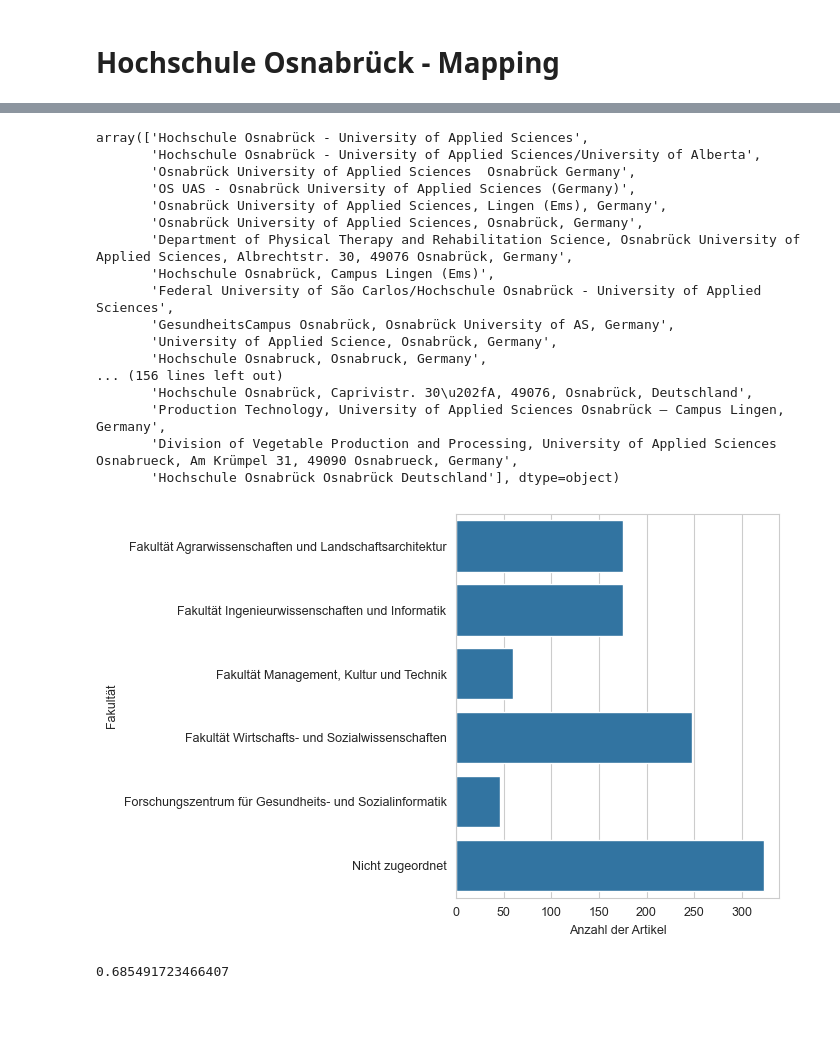
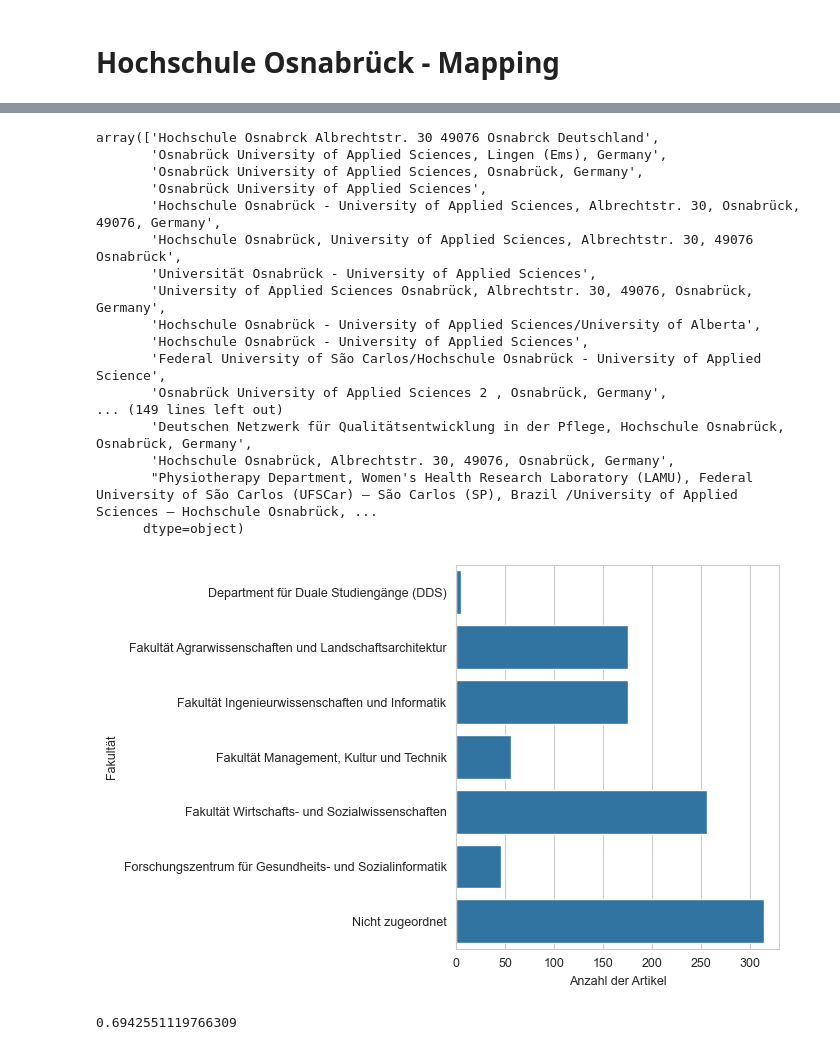
Before and after one commit to naustica/lower_saxony_institutions, a Jupyter notebook: notebooks/institution_mapping/HSOSNABRÜCK.ipynb, the cells around one changed output, grey strips where cells are left out. Cells and saved outputs as stored; diff of their text form; code cells hidden in the pictures; blank space fills up the shorter version.

```diff
--- a/notebooks/institution_mapping/HSOSNABRÜCK.ipynb
+++ b/notebooks/institution_mapping/HSOSNABRÜCK.ipynb
@@ -46,7 +46,7 @@ oal = client.query(f"""
 # %%
 oal = client.query(f"""
                     SELECT
-                        'not assigned' AS inst_name,
+                        'not assigned' AS fak_name,
                         'Hochschule Osnabrück' AS parent_name,
                         raw_affiliation_string,
                         openalex_id
@@ -77,6 +77,6 @@ oal.head()
 # %%
 MAPPING_DICT = {
-    #'Department für Duale Studiengänge (DDS)': [],
+    'Department für Duale Studiengänge (DDS)': ['duale studiengänge'],
     'Fakultät Management, Kultur und Technik': ['faculty of management', '(management|kultur) (und|and) (techn(ik|ology)|kultur)'],
     #'Institut für Kommunikationsmanagement': [],
     #'Institut für Theaterpädagogik': [],
@@ -86,7 +86,9 @@ MAPPING_DICT = {
     'Fakultät Ingenieurwissenschaften und Informatik': ['computer (science|engineering)', 'material(s)? design', 'ingenieurwissenschaften', 'chemistry',
                                                         'verfahrenstechnik', 'thermodynamik', 'plastics'
                                                        ],
-    'Fakultät Wirtschafts- und Sozialwissenschaften': ['social (science|studies)', 'sozialwissenschaft(t)?en', 'economic sciences'],
+    'Fakultät Wirtschafts- und Sozialwissenschaften': ['social (science|studies)', 'sozialwissenschaft(t)?en', 'economic sciences', 'physical therapy',
+                                                       'wirtschaftspsychologie'
+                                                      ],
     #'Forschungszentrum Energiewirtschaft Energierecht (FEE)': [],
     'Forschungszentrum für Gesundheits- und Sozialinformatik': ['health informatics', 'social informatics'], # selbst ergänzt
     #'Institut für Musik': [],
@@ -106,8 +108,8 @@ def map_address(address: str) -> Union[str, None]:
 # %%
 df_with_inst = oal.copy()
 
-df_with_inst.loc[df_with_inst['inst_name'] == 'not assigned', 'inst_name'] = \
-           df_with_inst.loc[df_with_inst['inst_name'] == 'not assigned']['raw_affiliation_string'].apply(map_address)
+df_with_inst.loc[df_with_inst['fak_name'] == 'not assigned', 'fak_name'] = \
+           df_with_inst.loc[df_with_inst['fak_name'] == 'not assigned']['raw_affiliation_string'].apply(map_address)
 # %%
 df_with_inst
 # %% [output]
@@ -126,43 +128,43 @@ df_with_inst
 1027 rows × 4 columns
 # %%
-df_with_inst[df_with_inst.inst_name.isnull()].raw_affiliation_string.unique()[20:]
+df_with_inst[df_with_inst.fak_name.isnull()].raw_affiliation_string.unique()[20:]
 # %% [output]
-array(['Hochschule Osnabrück - University of Applied Sciences',
-       'Hochschule Osnabrück - University of Applied Sciences/University of Alberta',
-       'Osnabrück University of Applied Sciences  Osnabrück Germany',
-       'OS UAS - Osnabrück University of Applied Sciences (Germany)',
+array(['Hochschule Osnabrck Albrechtstr. 30 49076 Osnabrck Deutschland',
        'Osnabrück University of Applied Sciences, Lingen (Ems), Germany',
        'Osnabrück University of Applied Sciences, Osnabrück, Germany',
-       'Department of Physical Therapy and Rehabilitation Science, Osnabrück University of Applied Sciences, Albrechtstr. 30, 49076 Osnabrück, Germany',
-       'Hochschule Osnabrück, Campus Lingen (Ems)',
-       'Federal University of São Carlos/Hochschule Osnabrück - University of Applied Sciences',
-       'GesundheitsCampus Osnabrück, Osnabrück University of AS, Germany',
-       'University of Applied Science, Osnabrück, Germany',
-       'Hochschule Osnabruck, Osnabruck, Germany',
-... (156 lines left out)
-       'Hochschule Osnabrück, Caprivistr. 30\u202fA, 49076, Osnabrück, Deutschland',
-       'Production Technology, University of Applied Sciences Osnabrück – Campus Lingen, Germany',
-       'Division of Vegetable Production and Processing, University of Applied Sciences Osnabrueck, Am Krümpel 31, 49090 Osnabrueck, Germany',
-       'Hochschule Osnabrück Osnabrück Deutschland'], dtype=object)
+       'Osnabrück University of Applied Sciences',
+       'Hochschule Osnabrück - University of Applied Sciences, Albrechtstr. 30, Osnabrück, 49076, Germany',
+       'Hochschule Osnabrück, University of Applied Sciences, Albrechtstr. 30, 49076 Osnabrück',
+       'Universität Osnabrück - University of Applied Sciences',
+       'University of Applied Sciences Osnabrück, Albrechtstr. 30, 49076, Osnabrück, Germany',
+       'Hochschule Osnabrück - University of Applied Sciences/University of Alberta',
+       'Hochschule Osnabrück - University of Applied Sciences',
+       'Federal University of São Carlos/Hochschule Osnabrück - University of Applied Science',
+       'Osnabrück University of Applied Sciences 2 , Osnabrück, Germany',
+... (149 lines left out)
+       'Deutschen Netzwerk für Qualitätsentwicklung in der Pflege, Hochschule Osnabrück, Osnabrück, Germany',
+       'Hochschule Osnabrück, Albrechtstr. 30, 49076, Osnabrück, Germany',
+       "Physiotherapy Department, Women's Health Research Laboratory (LAMU), Federal University of São Carlos (UFSCar) – São Carlos (SP), Brazil /University of Applied Sciences – Hochschule Osnabrück, ...
+      dtype=object)
 # %%
-df_plot = df_with_inst.groupby(['inst_name'], dropna=False)['openalex_id'].count().reset_index()
+df_plot = df_with_inst.groupby(['fak_name'], dropna=False)['openalex_id'].count().reset_index()
 df_plot.fillna('Nicht zugeordnet', inplace=True)
 
 fig, ax = plt.subplots(figsize=(7, 4.5))
 
 sns.barplot(data=df_plot,
             x='openalex_id',
-            y='inst_name',
+            y='fak_name',
             ax=ax)
 
 ax.set(xlabel='Anzahl der Artikel', ylabel='Fakultät')
 
 plt.tight_layout()
 
 plt.show()
 # %% [output]
-[figure, old version]
+[figure, new version]
 # %%
-df_plot[df_plot.inst_name != 'Nicht zugeordnet'].openalex_id.sum() / df_plot.openalex_id.sum()
+df_plot[df_plot.fak_name != 'Nicht zugeordnet'].openalex_id.sum() / df_plot.openalex_id.sum()
 # %% [output]
-0.685491723466407
+0.6942551119766309
```
Also changed, not shown: parts of 10 cells of this notebook, 13 other files.
